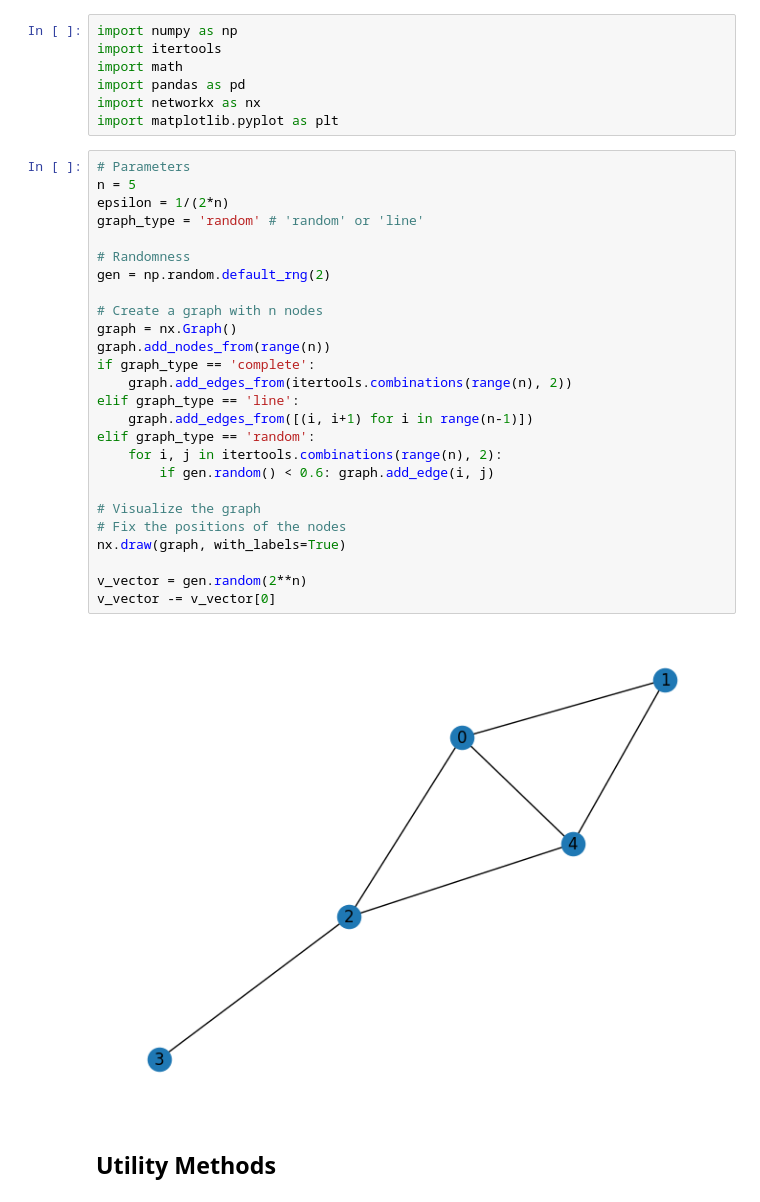
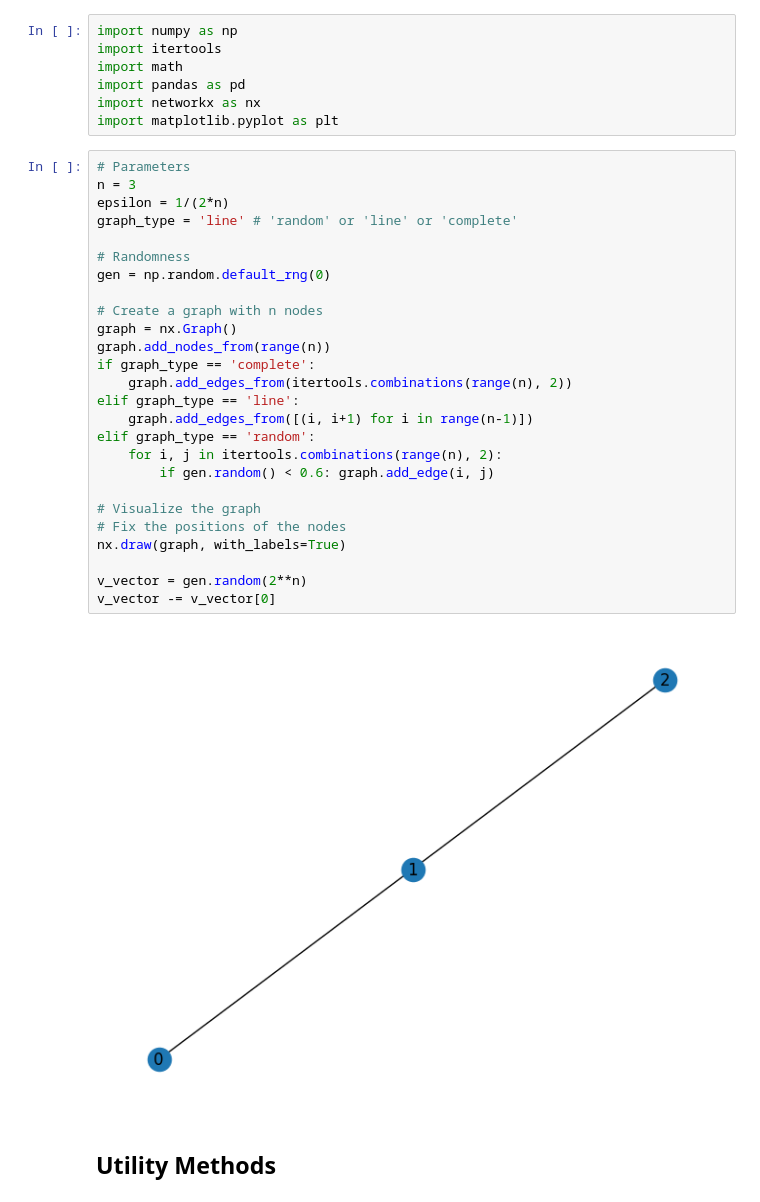
Before and after one commit to yaakitori/leverageshap_test, a Jupyter notebook: hn_values.ipynb, the cells around one changed output. Cells and saved outputs as stored; diff of their text form.

```diff
--- a/hn_values.ipynb
+++ b/hn_values.ipynb
@@ -9,32 +9,32 @@ import networkx as nx
 import matplotlib.pyplot as plt
 # %%
 # Parameters
-n = 5
+n = 3
 epsilon = 1/(2*n)
-graph_type = 'random' # 'random' or 'line'
+graph_type = 'line' # 'random' or 'line' or 'complete'
 
 # Randomness
-gen = np.random.default_rng(2)
+gen = np.random.default_rng(0)
 
 # Create a graph with n nodes
 graph = nx.Graph()
 graph.add_nodes_from(range(n))
 if graph_type == 'complete':
     graph.add_edges_from(itertools.combinations(range(n), 2))
 elif graph_type == 'line':
     graph.add_edges_from([(i, i+1) for i in range(n-1)])
 elif graph_type == 'random':
     for i, j in itertools.combinations(range(n), 2):
         if gen.random() < 0.6: graph.add_edge(i, j)
 
 # Visualize the graph
 # Fix the positions of the nodes
 nx.draw(graph, with_labels=True)
 
 v_vector = gen.random(2**n)
 v_vector -= v_vector[0]
 # %% [output]
-[figure, old version]
+[figure, new version]
 # %% [markdown]
 ## Utility Methods
 # %%
```
Also changed, not shown: parts of 14 cells of this notebook.
